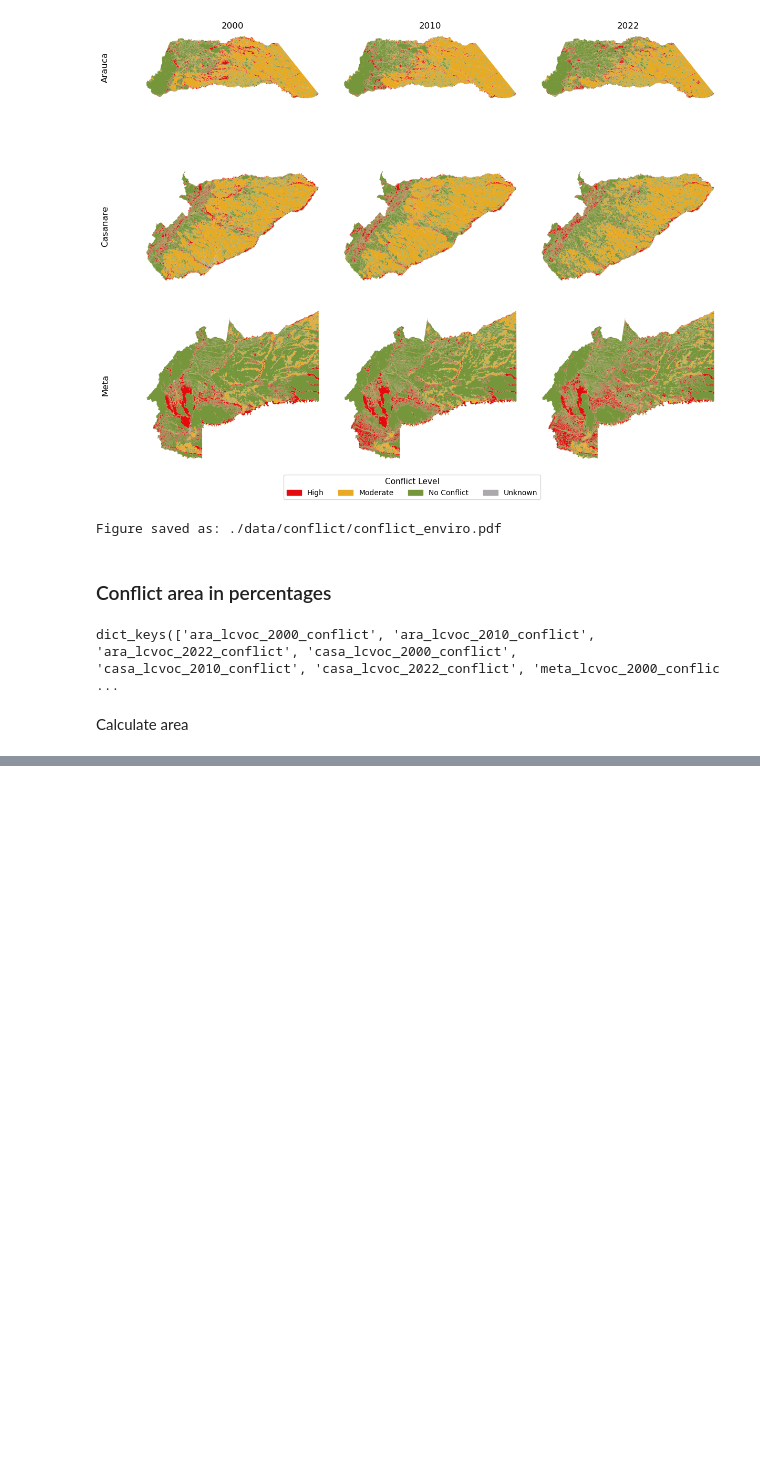
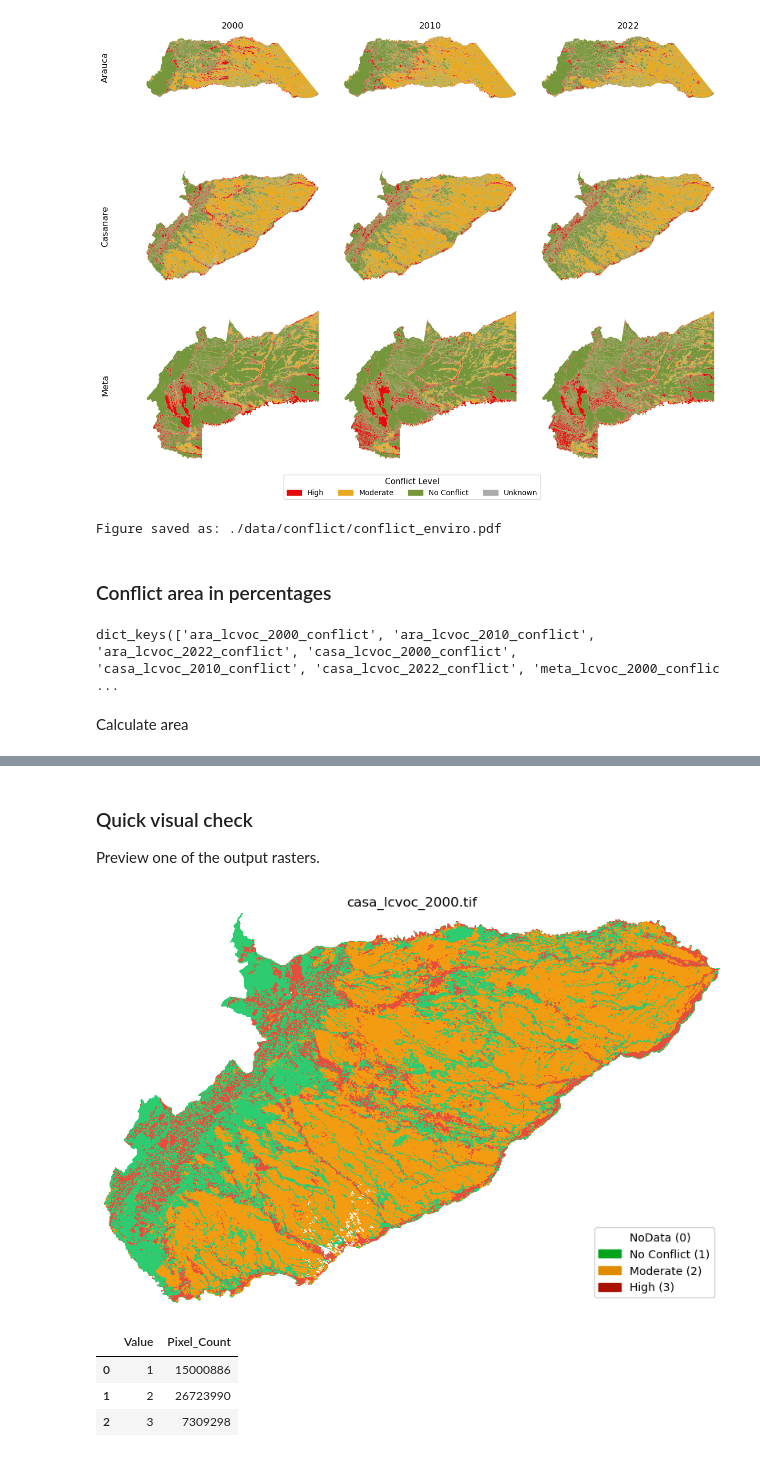
Before and after one commit to aliciaarevalor/landconflict-ori, a Jupyter notebook: landconflict.ipynb, the cells around one changed output, grey strips where cells are left out. Drawn from its saved outputs; the diff is of its cells as text; code cells hidden in the pictures; blank space fills up the shorter version.

```diff
--- a/landconflict.ipynb
+++ b/landconflict.ipynb
@@ -617,0 +703,11 @@ Percentage of area by conflict category:
+# %%
+gpkg_files = sorted([
+    os.path.join(INPUT_DIR, f)
+    for f in os.listdir(INPUT_DIR)
+    if f.endswith(".gpkg")
+])
+
+print(f"Found {len(gpkg_files)} .gpkg file(s):\n")
+for f in gpkg_files:
+    print(" ", os.path.basename(f))
+print()
@@ -617,0 +726,50 @@ Percentage of area by conflict category:
+# %%
+output_files = []
+for gpkg_path in gpkg_files:
+    out = rasterize_gpkg(gpkg_path, OUTPUT_DIR, PIXEL_SIZE)
+    output_files.append(out)
+
+print(f" {len(output_files)} raster(s) written to: {OUTPUT_DIR}")
+# %% [markdown]
+### Quick visual check
+Preview one of the output rasters.
+# %%
+import matplotlib.pyplot as plt
+import matplotlib.patches as mpatches
+from matplotlib.colors import ListedColormap
+
+# Change index to preview a different file
+preview_path = output_files[3]
+
+with rasterio.open(preview_path) as src:
+    data = src.read(1)
+
+cmap   = ListedColormap(["white", "#2ecc71", "#f39c12", "#e74c3c"])
+legend = [
+    mpatches.Patch(color="white",   label="NoData (0)"),
+    mpatches.Patch(color="#01a21c", label="No Conflict (1)"),
+    mpatches.Patch(color="#e18b00", label="Moderate (2)"),
+    mpatches.Patch(color="#aa1100", label="High (3)"),
+]
+
+fig, ax = plt.subplots(figsize=(8, 6))
+ax.imshow(data, cmap=cmap, vmin=0, vmax=3, interpolation="none")
+ax.legend(handles=legend, loc="lower right", framealpha=0.9)
+ax.set_title(os.path.basename(preview_path))
+ax.axis("off")
+plt.tight_layout()
+plt.show()
+
+# Remove NoData (0)
+values, counts = np.unique(data[data != 0], return_counts=True)
+# Create table
+df = pd.DataFrame({
+    "Value": values,
+    "Pixel_Count": counts})
+df
+# %% [output]
+[figure, added]
+|  | Value | Pixel_Count |
+| 0 | 1 | 15000886 |
+| 1 | 2 | 26723990 |
+| 2 | 3 | 7309298 |
```
Also changed, not shown: parts of 9 cells of this notebook, 2 other files.
